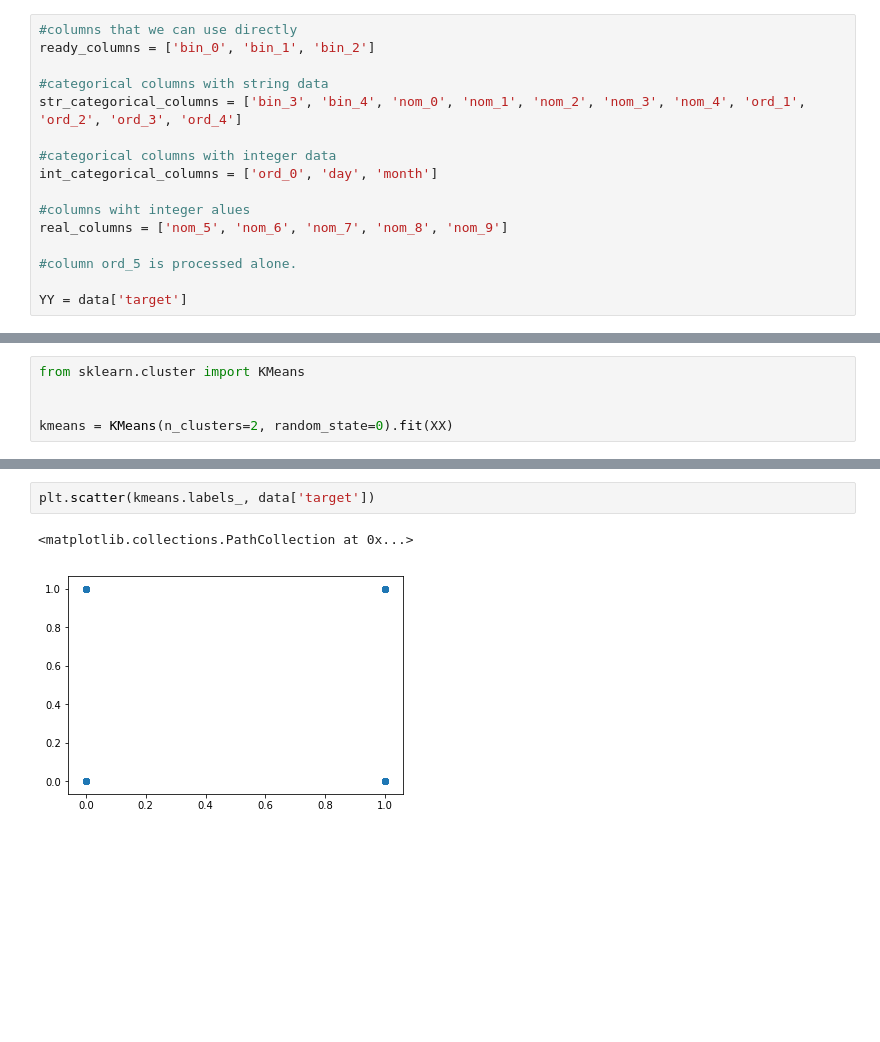
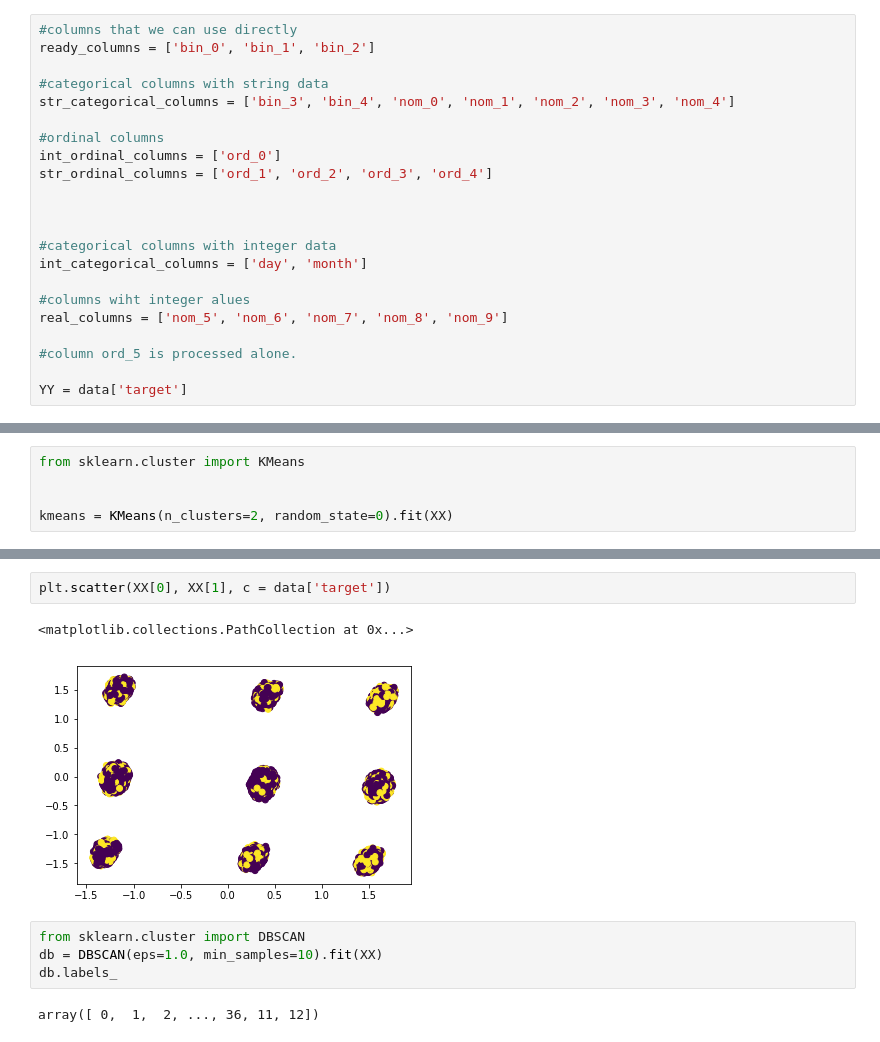
Before and after one commit to kaluzap/kaggle_cat_in_the_dat, a Jupyter notebook: clustering_and_cats.ipynb, the cells around one changed output, grey strips where cells are left out. Saved outputs shown, nothing was run; the diff lists cells and outputs as text; blank space fills up the shorter version.

Commit message:
Something about clustering

```diff
--- a/clustering_and_cats.ipynb
+++ b/clustering_and_cats.ipynb
@@ -68,10 +85,16 @@ dtype: object
 ready_columns = ['bin_0', 'bin_1', 'bin_2']
 
 #categorical columns with string data
-str_categorical_columns = ['bin_3', 'bin_4', 'nom_0', 'nom_1', 'nom_2', 'nom_3', 'nom_4', 'ord_1', 'ord_2', 'ord_3', 'ord_4']
+str_categorical_columns = ['bin_3', 'bin_4', 'nom_0', 'nom_1', 'nom_2', 'nom_3', 'nom_4']
+
+#ordinal columns
+int_ordinal_columns = ['ord_0']
+str_ordinal_columns = ['ord_1', 'ord_2', 'ord_3', 'ord_4']
+
+
 
 #categorical columns with integer data
-int_categorical_columns = ['ord_0', 'day', 'month']
+int_categorical_columns = ['day', 'month']
 
 #columns wiht integer alues
 real_columns = ['nom_5', 'nom_6', 'nom_7', 'nom_8', 'nom_9']
@@ -162,5 +241,11 @@ array([[ 0.58360847,  0.17933948, -0.03601322],
 # %%
-plt.scatter(kmeans.labels_, data['target'])
+plt.scatter(XX[0], XX[1], c = data['target'])
 # %% [output]
 <matplotlib.collections.PathCollection at 0x...>
-[figure, old version]
+[figure, new version]
+# %%
+from sklearn.cluster import DBSCAN
+db = DBSCAN(eps=1.0, min_samples=10).fit(XX)
+db.labels_
+# %% [output]
+array([ 0,  1,  2, ..., 36, 11, 12])
```
Also changed, not shown: parts of 8 cells of this notebook, 2 other files.
